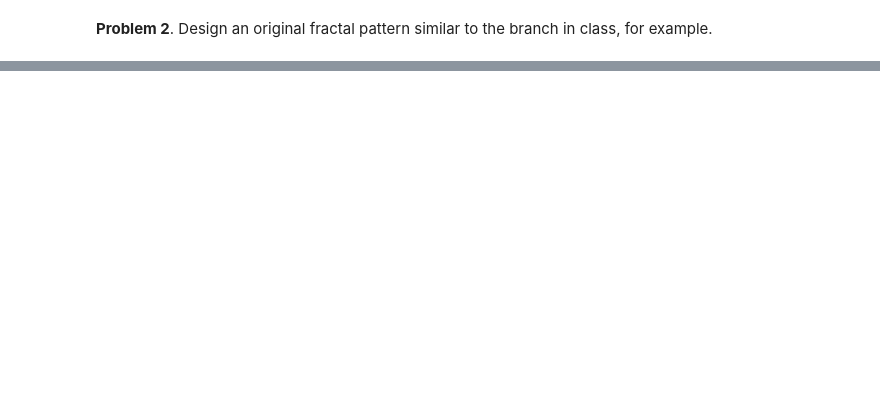
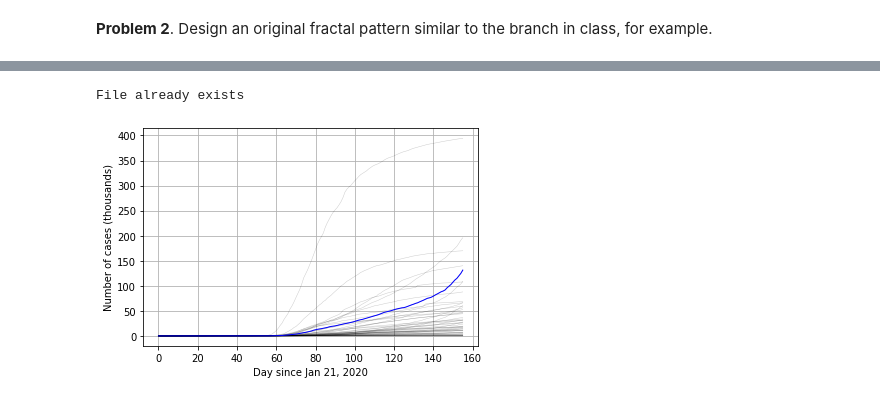
Before and after one commit to msds-5x01/python-programming-for-data-science, a Jupyter notebook: notebooks/007-Recursion.ipynb, the cells around one changed output, grey strips where cells are left out. Drawn from its saved outputs; the diff is of its cells as text; code cells hidden in the pictures; blank space fills up the shorter version.

```diff
--- a/notebooks/007-Recursion.ipynb
+++ b/notebooks/007-Recursion.ipynb
@@ -785,0 +661,40 @@ count_vowels('vowels')
+# %%
+# download NY Covid-19 data
+download_file(
+    url = 'https://raw.githubusercontent.com/nytimes/covid-19-data/master/us-states.csv',
+    filepath = 'nytimes-covid-19.csv')
+# %% [output]
+File already exists
+# %%
+with open('nytimes-covid-19.csv') as f:
+    heading = f.readline().strip().split(',')
+    covid = [dict(zip(heading, [int(n) if n.isdigit() else n for n in line.strip().split(',')]))
+             for line in f]
+# %%
+%matplotlib inline
+from matplotlib import pyplot as plt
+import numpy as np
+import datetime
+
+start_date = datetime.date.fromisoformat('2020-01-21')
+# %%
+dates = np.array([(datetime.date.fromisoformat(c['date']) - start_date).days for c in covid])
+cases = np.array([c['cases'] for c in covid])
+states = np.array([c['state'] for c in covid])
+# %%
+# organize data into a matrix with state along 0-axis and day on 1-axis
+state_names = sorted(list(set(states)))
+case_matrix = np.zeros((len(state_names), max(dates)+1))
+for i, state in enumerate(state_names):
+    ix = states == state
+    first_day = dates[ix][0]
+    case_matrix[i, first_day:] = cases[ix]
+# %%
+plt.plot(case_matrix.T/1000, color='black', linewidth=0.5, alpha=0.2);
+i = state_names.index('Texas')
+plt.plot(case_matrix[i]/1000, color='blue', linewidth=1)
+plt.grid(True)
+plt.xlabel('Day since Jan 21, 2020')
+plt.ylabel('Number of cases (thousands)');
+# %% [output]
+[figure, added]
```
Also changed, not shown: parts of 43 cells of this notebook.
